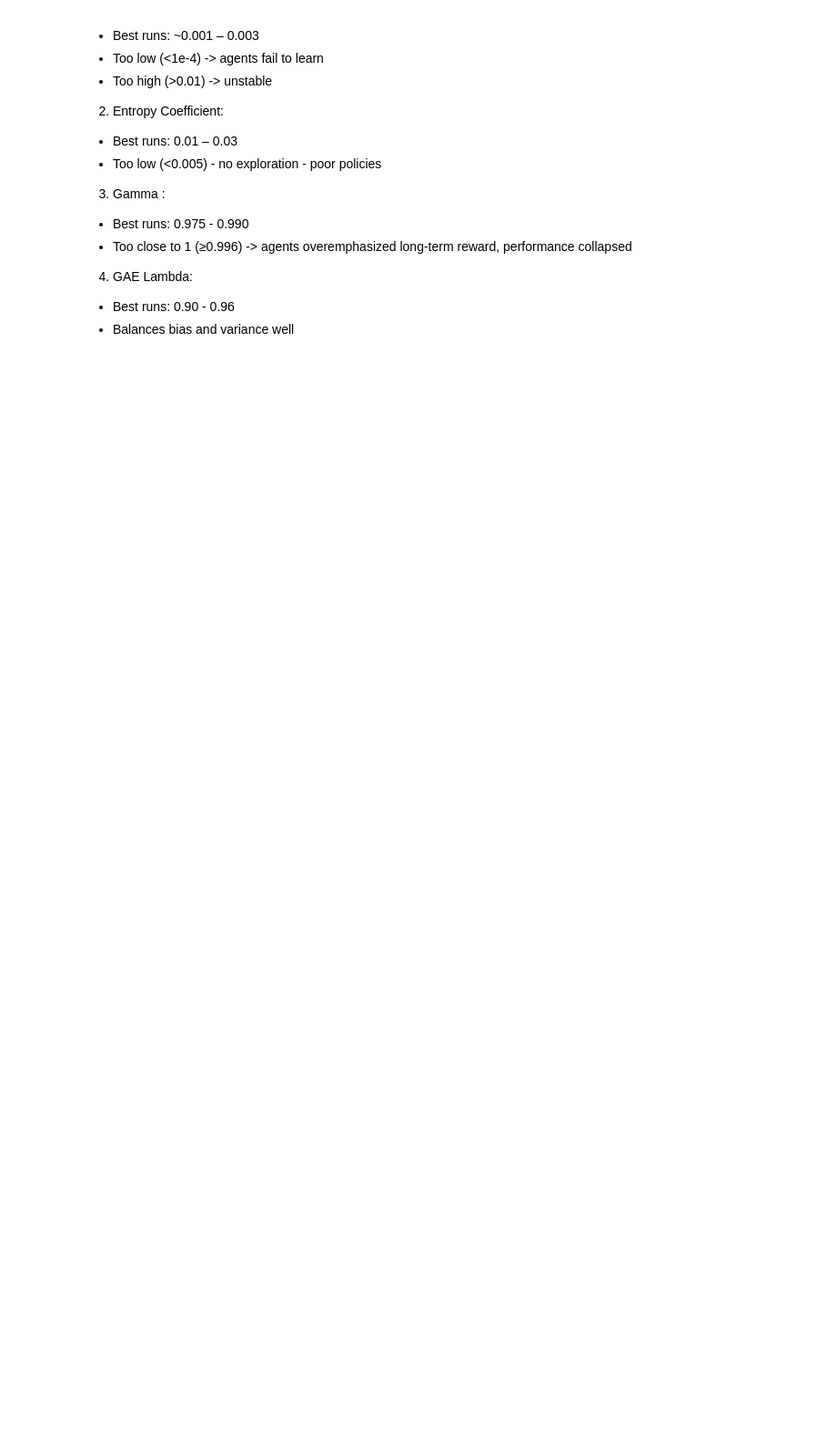
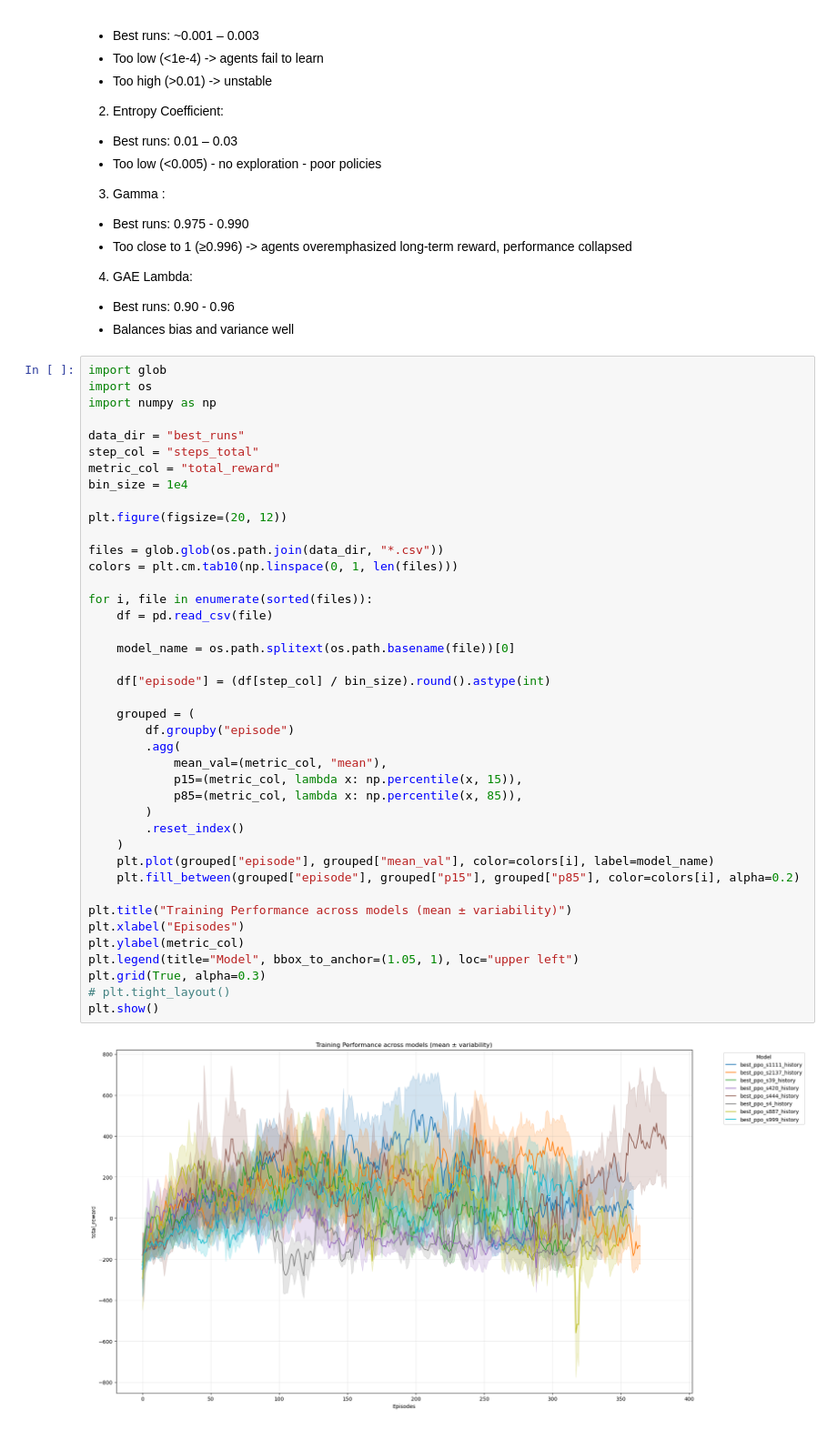
Before and after one commit to xFloly/EffortSim, a Jupyter notebook: analysis.ipynb, the cells around one changed output. Shown at 91% size. Saved outputs shown, nothing was run; the diff lists cells and outputs as text; blank space fills up the shorter version.

```diff
--- a/analysis.ipynb
+++ b/analysis.ipynb
@@ -199,3 +235,46 @@ Low performers often had extreme gamma and small learning rates.
 4. GAE Lambda:
 * Best runs: 0.90 - 0.96
 * Balances bias and variance well
+# %%
+import glob
+import os
+import numpy as np
+
+data_dir = "best_runs"
+step_col = "steps_total"
+metric_col = "total_reward"
+bin_size = 1e4
+
+plt.figure(figsize=(20, 12))
+
+files = glob.glob(os.path.join(data_dir, "*.csv"))
+colors = plt.cm.tab10(np.linspace(0, 1, len(files)))
+
+for i, file in enumerate(sorted(files)):
+    df = pd.read_csv(file)
+
+    model_name = os.path.splitext(os.path.basename(file))[0]
+
+    df["episode"] = (df[step_col] / bin_size).round().astype(int)
+
+    grouped = (
+        df.groupby("episode")
+        .agg(
+            mean_val=(metric_col, "mean"),
+            p15=(metric_col, lambda x: np.percentile(x, 15)),
+            p85=(metric_col, lambda x: np.percentile(x, 85)),
+        )
+        .reset_index()
+    )
+    plt.plot(grouped["episode"], grouped["mean_val"], color=colors[i], label=model_name)
+    plt.fill_between(grouped["episode"], grouped["p15"], grouped["p85"], color=colors[i], alpha=0.2)
+
+plt.title("Training Performance across models (mean ± variability)")
+plt.xlabel("Episodes")
+plt.ylabel(metric_col)
+plt.legend(title="Model", bbox_to_anchor=(1.05, 1), loc="upper left")
+plt.grid(True, alpha=0.3)
+# plt.tight_layout()
+plt.show()
+# %% [output]
+[figure, added]
```
Also changed, not shown: parts of 3 cells of this notebook.
